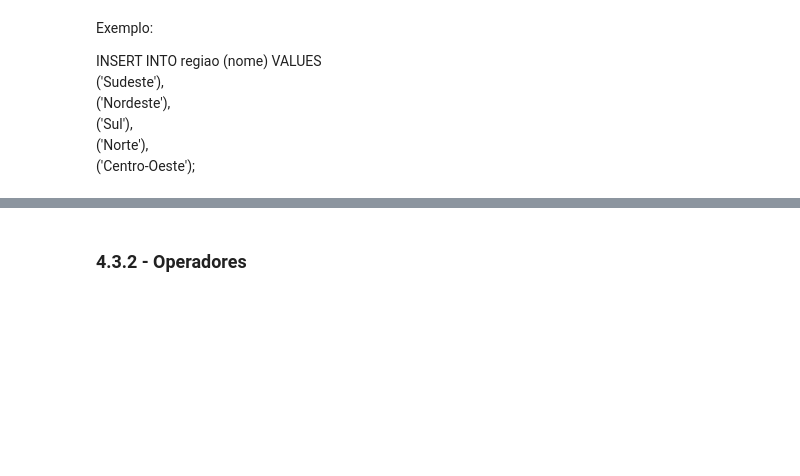
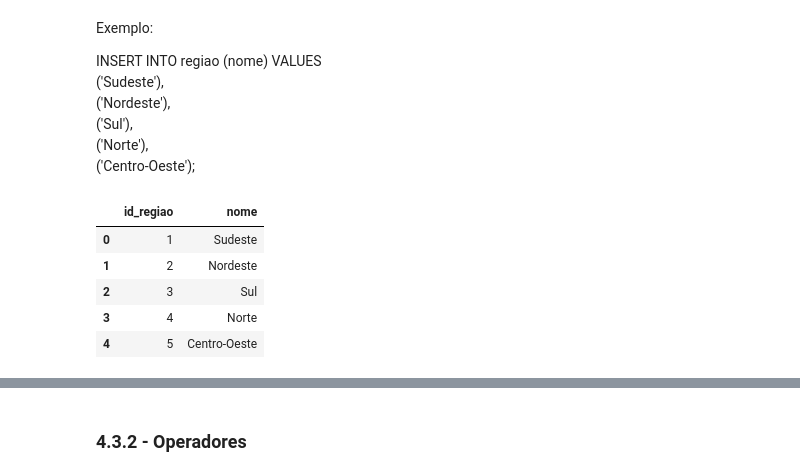
Before and after one commit to dacasfilipe/Python_data_science, a Jupyter notebook: TOPICO2_CDIA_MDb.ipynb, the cells around one changed output, grey strips where cells are left out. Saved outputs shown, nothing was run; the diff lists cells and outputs as text; code cells hidden in the pictures; blank space fills up the shorter version.

```diff
--- a/TOPICO2_CDIA_MDb.ipynb
+++ b/TOPICO2_CDIA_MDb.ipynb
@@ -293,8 +422,15 @@ mycur.execute(sql)
 # %%
-sql="SELECT id_regiao,nome from geo.regiao"
+sql="SELECT id,nome from geo.regiao"
 consulta_at = consulta_db(sql)
 df_bd = pd.DataFrame(consulta_at, columns=['id_regiao','nome'])
 df_bd.head()
+# %% [output]
+|  | id_regiao | nome |
+| 0 | 1 | Sudeste |
+| 1 | 2 | Nordeste |
+| 2 | 3 | Sul |
+| 3 | 4 | Norte |
+| 4 | 5 | Centro-Oeste |
 # %%
 sql="""INSERT INTO geo.estado (id_estado, nome, uf) VALUES
 (1, 'Acre', 'AC'),
```
Also changed, not shown: parts of 14 cells of this notebook.
